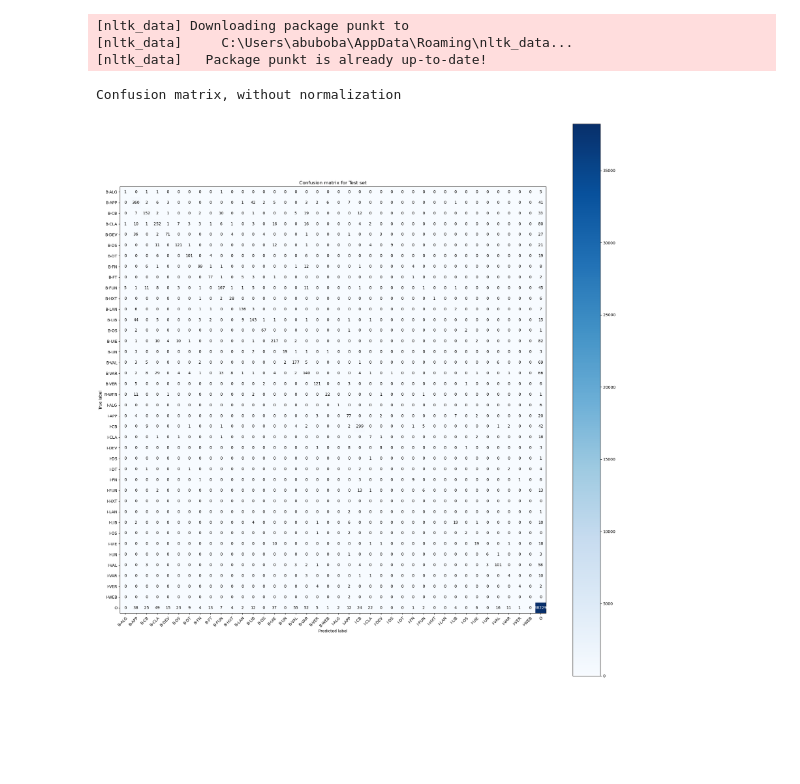
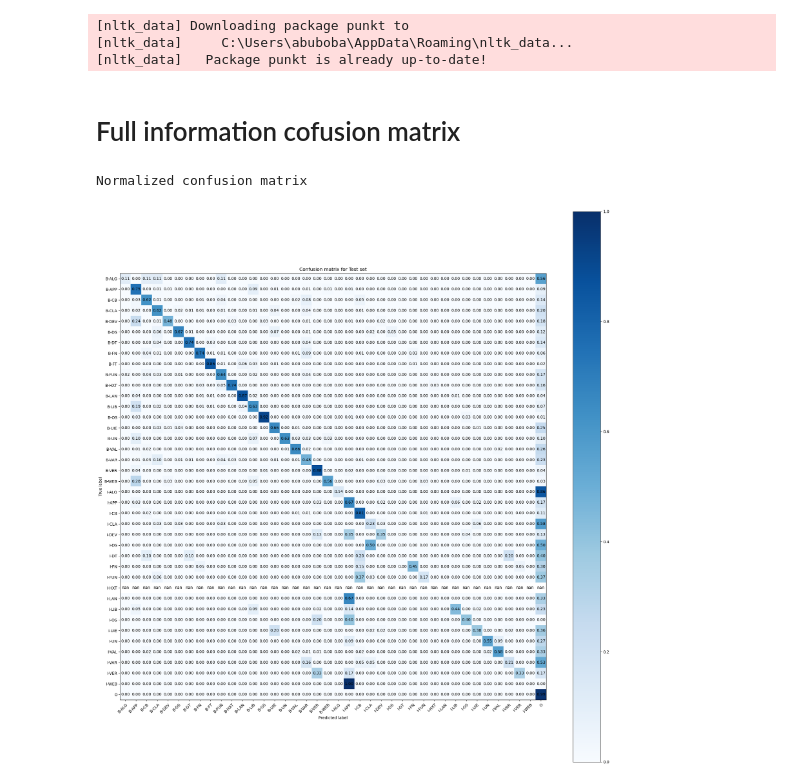
Before and after one commit to boyfromasia/NER_SE, a Jupyter notebook: plots/conf_matrix.ipynb, the cells around one changed output. Drawn from its saved outputs; the diff is of its cells as text; code cells hidden in the pictures; blank space fills up the shorter version.

Commit message:
add new plots

```diff
--- a/plots/conf_matrix.ipynb
+++ b/plots/conf_matrix.ipynb
@@ -121,6 +116,8 @@ for item in tqdm(tokenized_dataset_code["validation"]):
     pred_code.extend(true_predictions)
     # print(len(item['labels']), len([x.item() for x in list(predictions[0])]), [x.item() for x in list(predictions[0])])
     true_code.extend(true_labels)
+# %% [markdown]
+# Full information cofusion matrix
 # %%
 import numpy as np
 import matplotlib.pyplot as plt
@@ -190,16 +187,16 @@ np.set_printoptions(precision=2)
 # %%
 
 conf_true_val = []
 for x in true_code:
     conf_true_val.extend(x)
 
 conf_pred_val = []
 for x in pred_code:
     conf_pred_val.extend(x)
 
-plot_confusion_matrix(conf_true_val, conf_pred_val, classes=labels_short,
+plot_confusion_matrix(conf_true_val, conf_pred_val, classes=labels_short, normalize=True,
                       title='Confusion matrix for Test set')
 plt.show()
 # %% [output]
-Confusion matrix, without normalization
+Normalized confusion matrix
-[figure, old version]
+[figure, new version]
```
Also changed, not shown: parts of 4 cells of this notebook, 15 other files.
